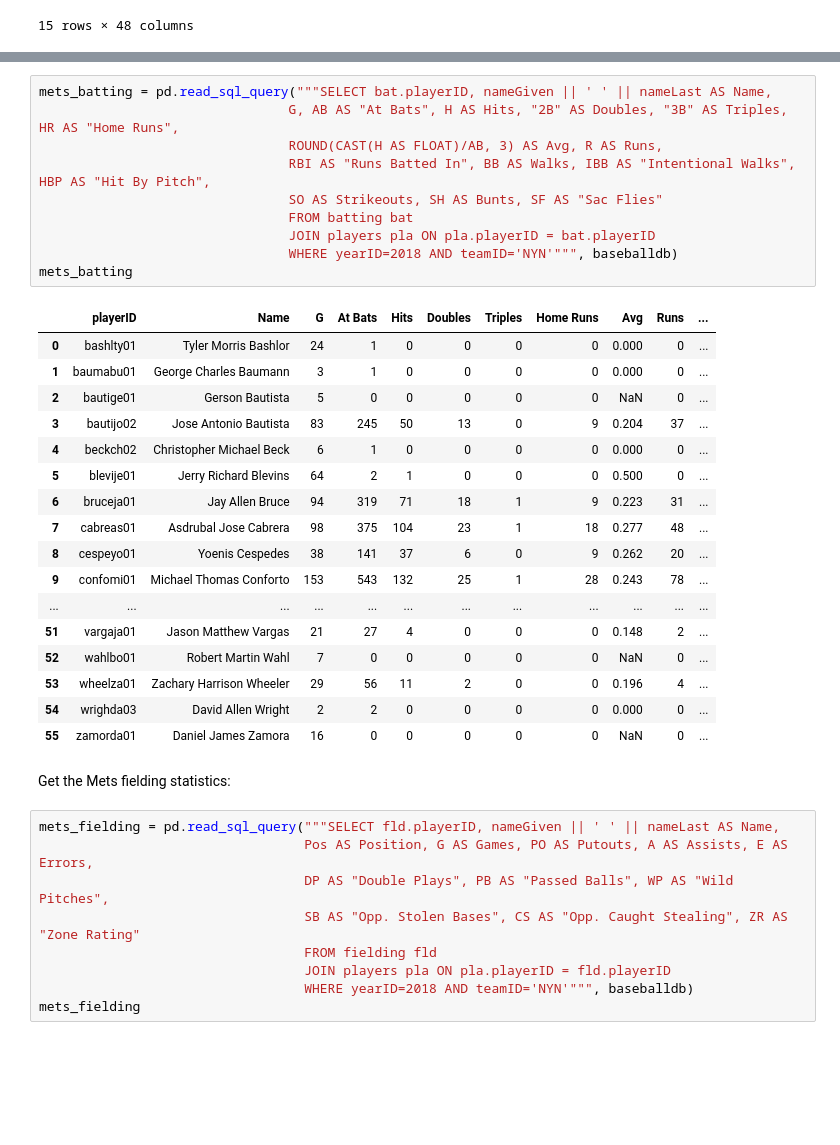
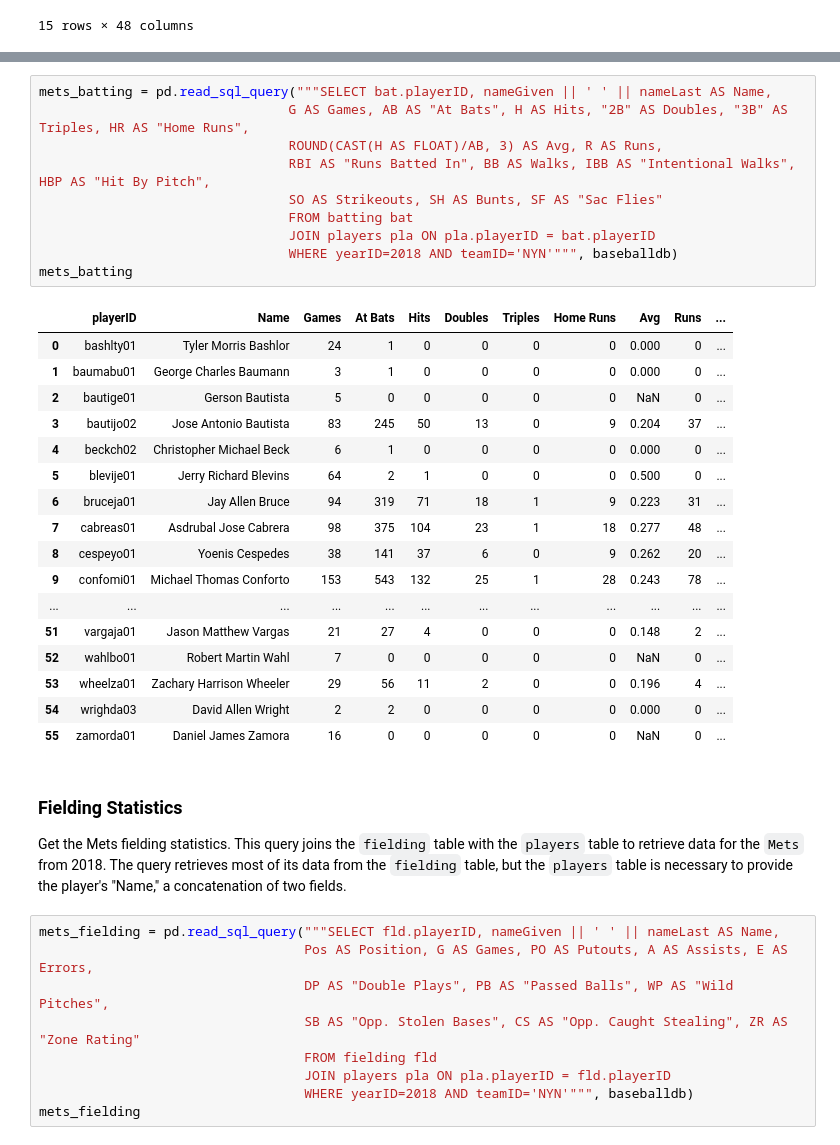
Before and after one commit to robertfg/python-class-project, a Jupyter notebook: python-class-project.ipynb, the cells around one changed output, grey strips where cells are left out. Drawn from its saved outputs; the diff is of its cells as text; blank space fills up the shorter version.

```diff
--- a/python-class-project.ipynb
+++ b/python-class-project.ipynb
@@ -161,15 +171,15 @@ Get the Mets batting statistics:
 # %%
 mets_batting = pd.read_sql_query("""SELECT bat.playerID, nameGiven || ' ' || nameLast AS Name,
-                                G, AB AS "At Bats", H AS Hits, "2B" AS Doubles, "3B" AS Triples, HR AS "Home Runs",
+                                G AS Games, AB AS "At Bats", H AS Hits, "2B" AS Doubles, "3B" AS Triples, HR AS "Home Runs",
                                 ROUND(CAST(H AS FLOAT)/AB, 3) AS Avg, R AS Runs,
                                 RBI AS "Runs Batted In", BB AS Walks, IBB AS "Intentional Walks", HBP AS "Hit By Pitch",
                                 SO AS Strikeouts, SH AS Bunts, SF AS "Sac Flies"
                                 FROM batting bat
                                 JOIN players pla ON pla.playerID = bat.playerID
                                 WHERE yearID=2018 AND teamID='NYN'""", baseballdb)
 mets_batting
 # %% [output]
-|  | playerID | Name | G | At Bats | Hits | Doubles | Triples | Home Runs | Avg | Runs | ... |
+|  | playerID | Name | Games | At Bats | Hits | Doubles | Triples | Home Runs | Avg | Runs | ... |
 | 0 | bashlty01 | Tyler Morris Bashlor | 24 | 1 | 0 | 0 | 0 | 0 | 0.000 | 0 | ... |
 | 1 | baumabu01 | George Charles Baumann | 3 | 1 | 0 | 0 | 0 | 0 | 0.000 | 0 | ... |
 | 2 | bautige01 | Gerson Bautista | 5 | 0 | 0 | 0 | 0 | 0 | NaN | 0 | ... |
@@ -186,8 +196,9 @@ mets_batting
 | 53 | wheelza01 | Zachary Harrison Wheeler | 29 | 56 | 11 | 2 | 0 | 0 | 0.196 | 4 | ... |
 | 54 | wrighda03 | David Allen Wright | 2 | 2 | 0 | 0 | 0 | 0 | 0.000 | 0 | ... |
 | 55 | zamorda01 | Daniel James Zamora | 16 | 0 | 0 | 0 | 0 | 0 | NaN | 0 | ... |
-# %% [markdown]
-Get the Mets fielding statistics:
+# %% [markdown]
+### Fielding Statistics
+Get the Mets fielding statistics.  This query joins the `fielding` table with the `players` table to retrieve data for the `Mets` from 2018.  The query retrieves most of its data from the `fielding` table, but the `players` table is necessary to provide the player's "Name," a concatenation of two fields.
 # %%
 mets_fielding = pd.read_sql_query("""SELECT fld.playerID, nameGiven || ' ' || nameLast AS Name,
                                   Pos AS Position, G AS Games, PO AS Putouts, A AS Assists, E AS Errors,
```
Also changed, not shown: parts of 28 cells of this notebook.
